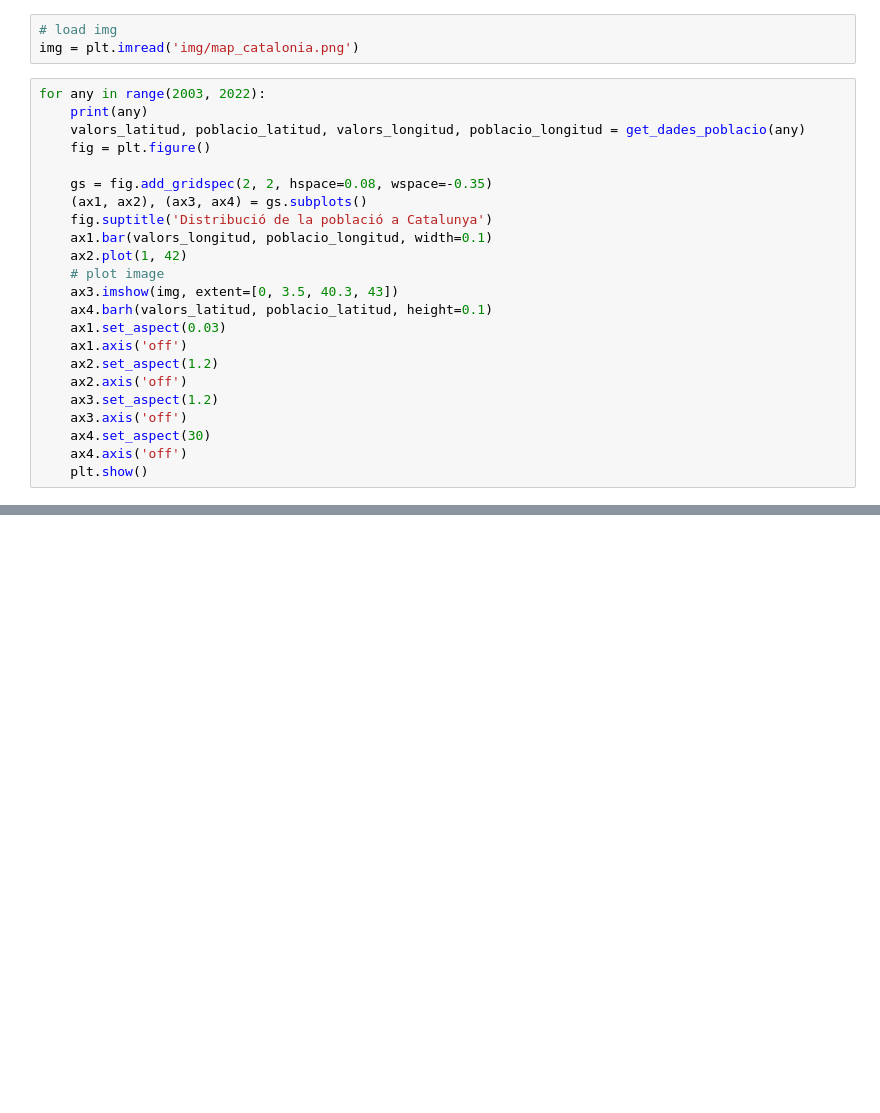
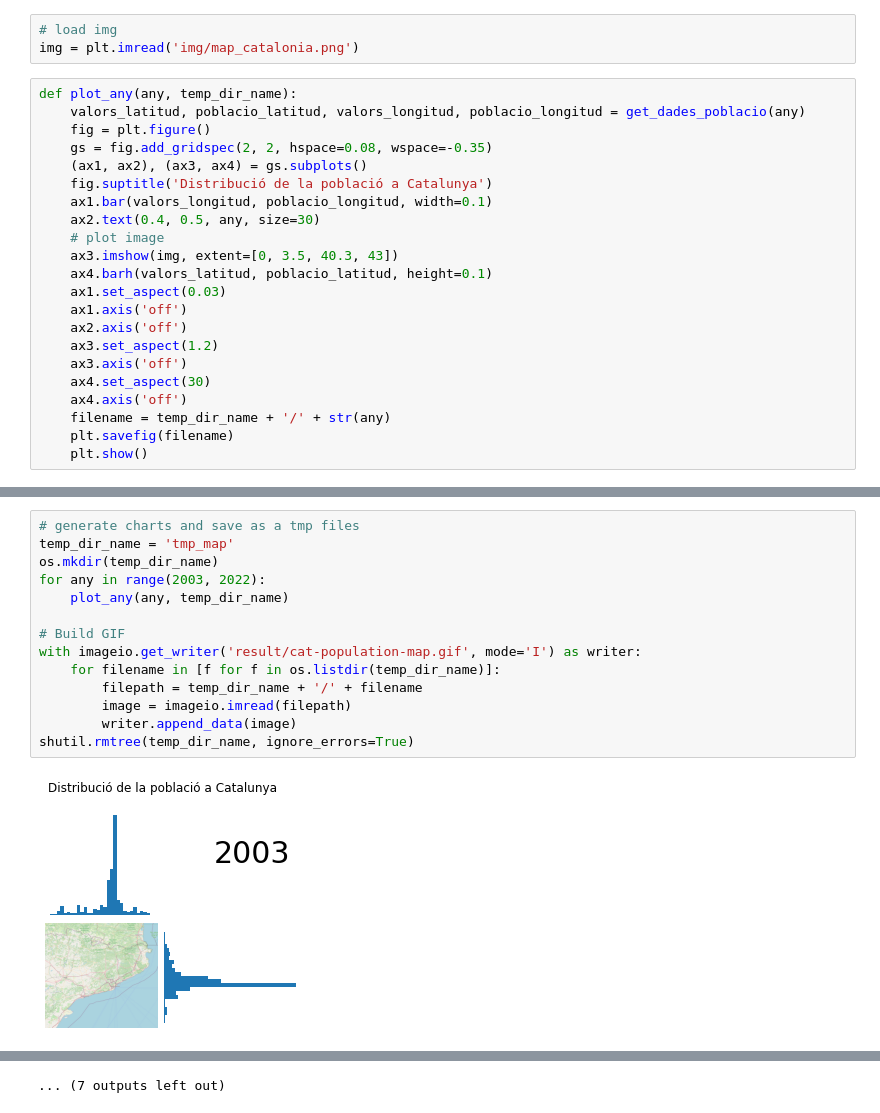
Before and after one commit to adriahf/cat-population-map, a Jupyter notebook: main.ipynb, the cells around one changed output, grey strips where cells are left out. Saved outputs shown, nothing was run; the diff lists cells and outputs as text; blank space fills up the shorter version.

```diff
--- a/main.ipynb
+++ b/main.ipynb
@@ -25,25 +27,24 @@ def get_dades_poblacio(any):
 # load img
 img = plt.imread('img/map_catalonia.png')
 # %%
-for any in range(2003, 2022):
-    print(any)
+def plot_any(any, temp_dir_name):
     valors_latitud, poblacio_latitud, valors_longitud, poblacio_longitud = get_dades_poblacio(any)
     fig = plt.figure()
-
     gs = fig.add_gridspec(2, 2, hspace=0.08, wspace=-0.35)
     (ax1, ax2), (ax3, ax4) = gs.subplots()
     fig.suptitle('Distribució de la població a Catalunya')
     ax1.bar(valors_longitud, poblacio_longitud, width=0.1)
-    ax2.plot(1, 42)
+    ax2.text(0.4, 0.5, any, size=30)
     # plot image
     ax3.imshow(img, extent=[0, 3.5, 40.3, 43])
     ax4.barh(valors_latitud, poblacio_latitud, height=0.1)
     ax1.set_aspect(0.03)
     ax1.axis('off')
-    ax2.set_aspect(1.2)
     ax2.axis('off')
     ax3.set_aspect(1.2)
     ax3.axis('off')
     ax4.set_aspect(30)
     ax4.axis('off')
+    filename = temp_dir_name + '/' + str(any)
+    plt.savefig(filename)
     plt.show()
@@ -63,0 +51,16 @@ for any in range(2003, 2022):
+# %%
+# generate charts and save as a tmp files
+temp_dir_name = 'tmp_map'
+os.mkdir(temp_dir_name)
+for any in range(2003, 2022):
+    plot_any(any, temp_dir_name)
+
+# Build GIF
+with imageio.get_writer('result/cat-population-map.gif', mode='I') as writer:
+    for filename in [f for f in os.listdir(temp_dir_name)]:
+        filepath = temp_dir_name + '/' + filename
+        image = imageio.imread(filepath)
+        writer.append_data(image)
+shutil.rmtree(temp_dir_name, ignore_errors=True)
+# %% [output]
+[figure, added]
@@ -63,0 +78 @@ for any in range(2003, 2022):
+... (7 outputs left out)
```
Also changed, not shown: parts of 3 cells of this notebook, 1 other file.
